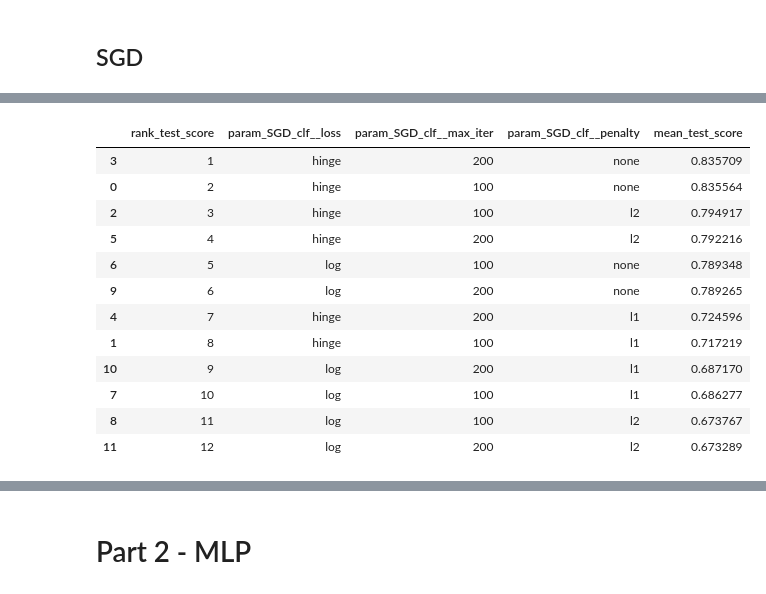
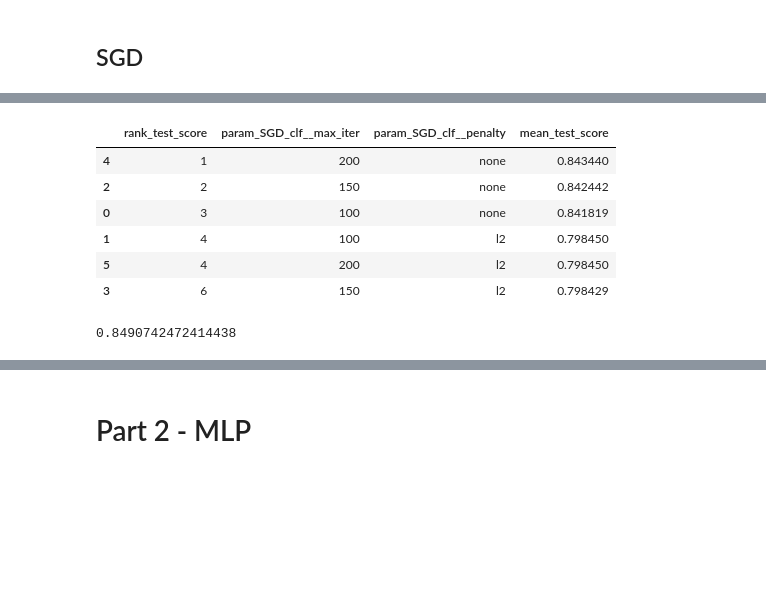
Before and after one commit to dvdblk/ml4nlp, a Jupyter notebook: ex01/ml4nlp01.ipynb, the cells around one changed output, grey strips where cells are left out. Cells and saved outputs as stored; diff of their text form; code cells hidden in the pictures; blank space fills up the shorter version.

```diff
--- a/ex01/ml4nlp01.ipynb
+++ b/ex01/ml4nlp01.ipynb
@@ -126,12 +126,11 @@ pipeline_NB = Pipeline([
             ('scale', MinMaxScaler())
         ]))
     ])),
-    ('nb_clf', MultinomialNB()) # classifier
+    ('nb_clf', MultinomialNB(fit_prior=False)) # classifier
 ])
 
-param_grid1 = {'nb_clf__alpha': [0.1, 0.2, 0.3, 0.6],
-                'nb_clf__fit_prior': [False],
-                'features__ngram_tfidf__ngram__ngram_range': [(1, 2), (1, 4)]}
+param_grid1 = {'nb_clf__alpha': [0.2, 0.4, 0.6],
+                'features__ngram_tfidf__ngram__ngram_range': [(1, 2), (1, 3), (1, 4)]}
 # %%
 gs_NB = GridSearchCV(pipeline_NB, param_grid1, cv=4, n_jobs=-1, verbose=10)
 gs_NB.fit(X_train, y_train)
@@ -168,0 +225,21 @@ res.sort_values(by='rank_test_score')[['rank_test_score', 'param_features__ngram
+# %%
+best_model3 = Pipeline([
+    ('features', FeatureUnion([
+        # first feature
+        ('ngram_tfidf', Pipeline([
+            ('ngram', CountVectorizer(analyzer='word', ngram_range=(1, 4))),
+            ('tfidf', TfidfTransformer())
+        ])),
+        # second feature
+        ('ave_scaled', Pipeline([
+            ('ave', AverageWordLengthExtractor()),
+            ('scale', MinMaxScaler())
+        ]))
+    ])),
+    ('nb_clf', MultinomialNB(fit_prior=False, alpha=0.2)) # classifier
+])
+
+best_model3.fit(X_train, y_train)
+
+y_NB3 = best_model3.predict(X_dev)
+accuracy_score(y_dev, y_NB3)
@@ -181,12 +267,11 @@ pipeline_SGD = Pipeline([
             ('scale', MinMaxScaler())
         ]))
     ])),
-    ('SGD_clf', SGDClassifier())# classifier
+    ('SGD_clf', SGDClassifier(loss='hinge' ))# classifier
 ])
 # %%
-grid_param_SGD = {'SGD_clf__loss': ['hinge', 'log'],
-                  'SGD_clf__penalty': ['none', 'l1', 'l2'],
-                  'SGD_clf__max_iter': [100, 200]}
+grid_param_SGD = {'SGD_clf__penalty': ['none', 'l2'],
+                  'SGD_clf__max_iter': [100, 150, 200]}
 # %%
 gs_SGD = GridSearchCV(pipeline_SGD, grid_param_SGD, cv=4, n_jobs=-1, verbose=10)
 gs_SGD.fit(X_train, y_train)
@@ -219,17 +303,34 @@ accuracy_score(y_dev, y_SGD)
 # %%
 res = pd.DataFrame.from_dict(gs_SGD.cv_results_)
-res.sort_values(by='rank_test_score')[['rank_test_score', 'param_SGD_clf__loss', 'param_SGD_clf__max_iter', 'param_SGD_clf__penalty', 'mean_test_score']]
+res.sort_values(by='rank_test_score')[['rank_test_score', 'param_SGD_clf__max_iter', 'param_SGD_clf__penalty', 'mean_test_score']]
 # %% [output]
-|  | rank_test_score | param_SGD_clf__loss | param_SGD_clf__max_iter | param_SGD_clf__penalty | mean_test_score |
-| 3 | 1 | hinge | 200 | none | 0.835709 |
-| 0 | 2 | hinge | 100 | none | 0.835564 |
-| 2 | 3 | hinge | 100 | l2 | 0.794917 |
-| 5 | 4 | hinge | 200 | l2 | 0.792216 |
-| 6 | 5 | log | 100 | none | 0.789348 |
-| 9 | 6 | log | 200 | none | 0.789265 |
-| 4 | 7 | hinge | 200 | l1 | 0.724596 |
-| 1 | 8 | hinge | 100 | l1 | 0.717219 |
-| 10 | 9 | log | 200 | l1 | 0.687170 |
-| 7 | 10 | log | 100 | l1 | 0.686277 |
-| 8 | 11 | log | 100 | l2 | 0.673767 |
-| 11 | 12 | log | 200 | l2 | 0.673289 |
+|  | rank_test_score | param_SGD_clf__max_iter | param_SGD_clf__penalty | mean_test_score |
+| 4 | 1 | 200 | none | 0.843440 |
+| 2 | 2 | 150 | none | 0.842442 |
+| 0 | 3 | 100 | none | 0.841819 |
+| 1 | 4 | 100 | l2 | 0.798450 |
+| 5 | 4 | 200 | l2 | 0.798450 |
+| 3 | 6 | 150 | l2 | 0.798429 |
+# %%
+#test three best models on the dev set
+best_SGD1 = Pipeline([
+    ('feats', FeatureUnion([
+        ('ngram_tfidf', Pipeline([
+            ('ngram', CountVectorizer(ngram_range=(1, 4), analyzer='word')),
+            ('tfidf', TfidfTransformer()),
+        ])),
+        # second feature
+        ('ave_scaled', Pipeline([
+            ('ave', AverageWordLengthExtractor()),
+            ('scale', MinMaxScaler())
+        ]))
+    ])),
+    ('SGD_clf', SGDClassifier(loss='hinge', max_iter=200, penalty=None ))# classifier
+])
+
+best_SGD1.fit(X_train, y_train)
+
+y_SGD1 = best_SGD1.predict(X_dev)
+accuracy_score(y_dev, y_SGD1)
+# %% [output]
+0.8490742472414438
```
Also changed, not shown: parts of 21 cells of this notebook.
